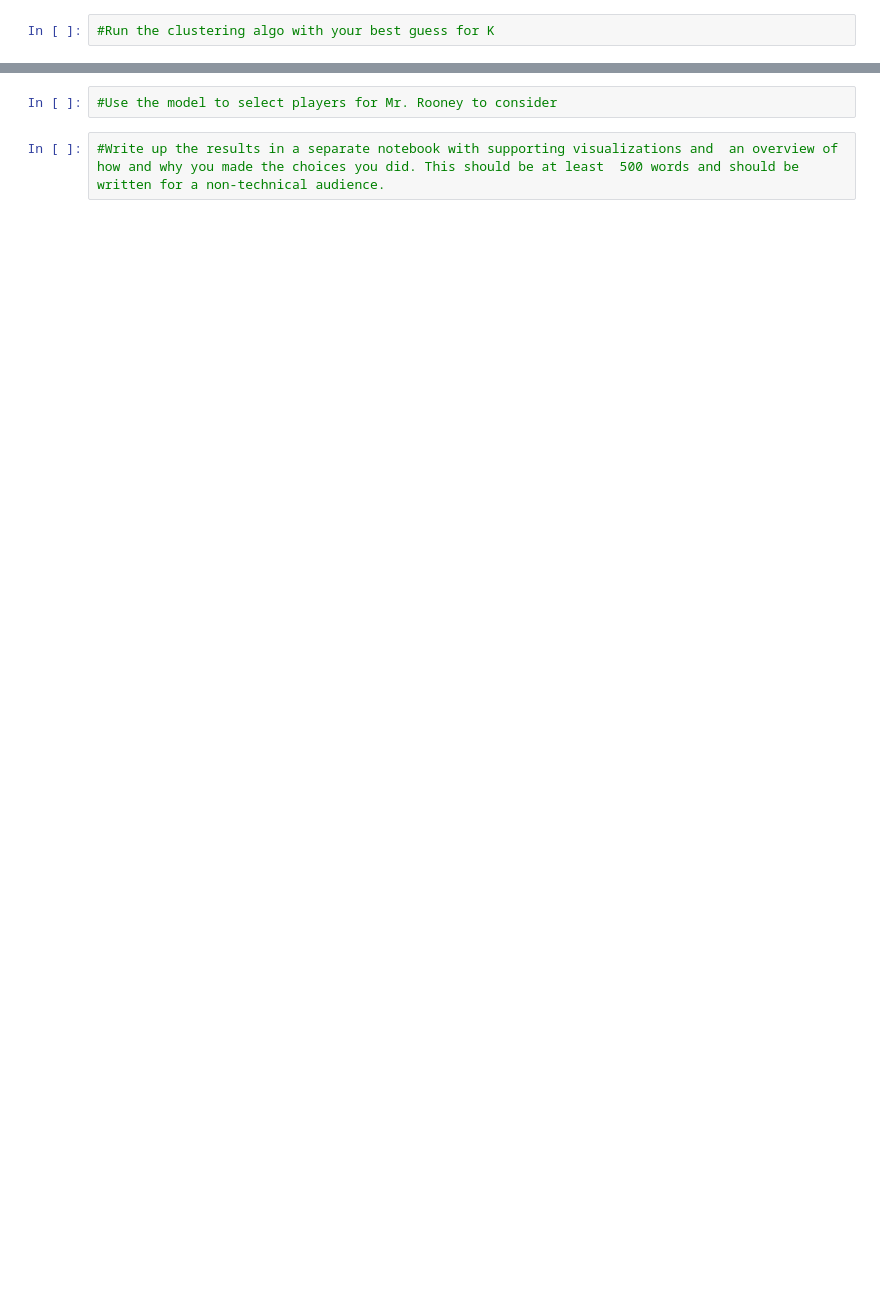
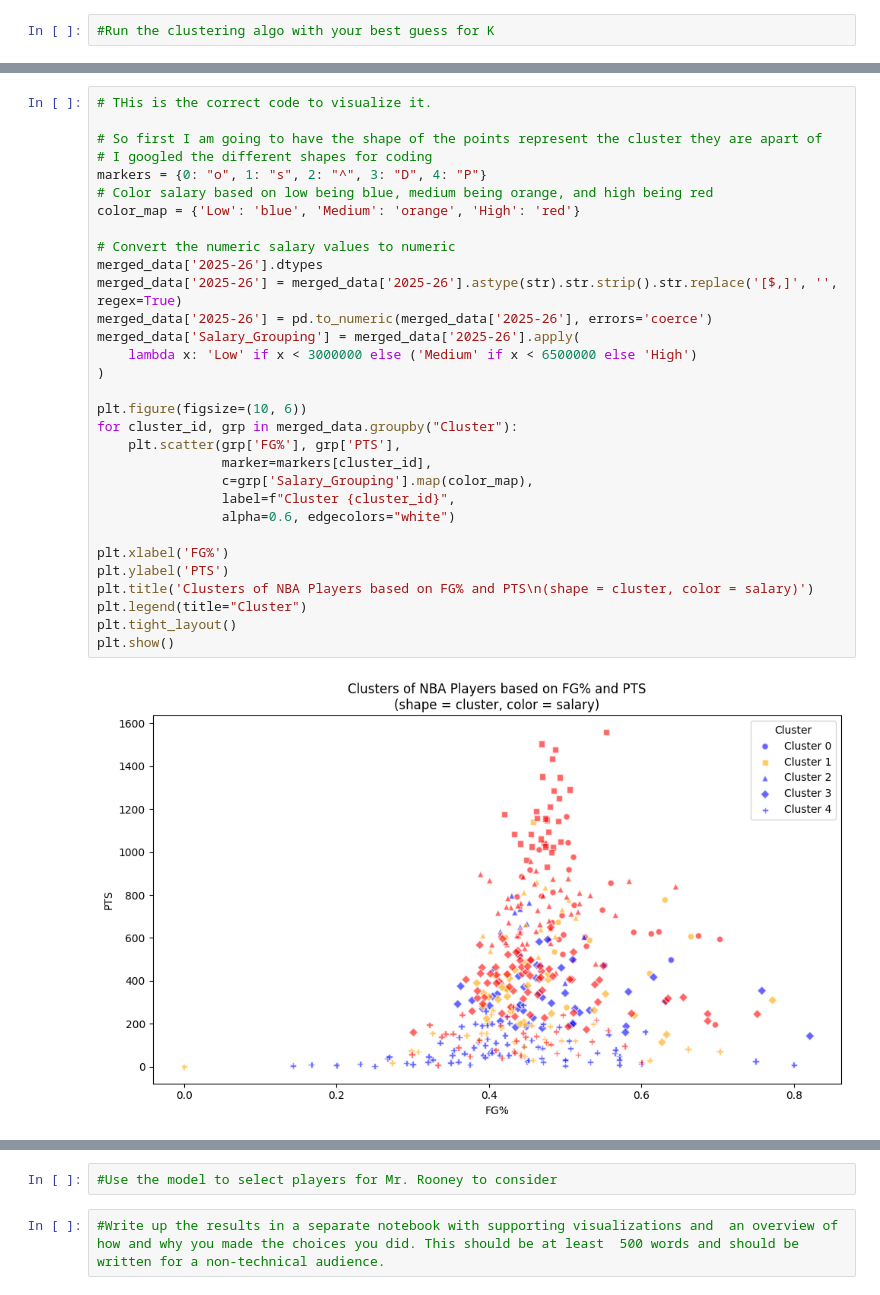
Before and after one commit to natalie-s11/week_6_K-Means, a Jupyter notebook: Lab-Clustering.ipynb, the cells around one changed output, grey strips where cells are left out. Drawn from its saved outputs; the diff is of its cells as text; blank space fills up the shorter version.

```diff
--- a/Lab-Clustering.ipynb
+++ b/Lab-Clustering.ipynb
@@ -295,0 +302,33 @@ mymodel.score(merged_data[["Rk", "PTS"]])
+# %%
+# THis is the correct code to visualize it.
+
+# So first I am going to have the shape of the points represent the cluster they are apart of
+# I googled the different shapes for coding
+markers = {0: "o", 1: "s", 2: "^", 3: "D", 4: "P"}
+# Color salary based on low being blue, medium being orange, and high being red
+color_map = {'Low': 'blue', 'Medium': 'orange', 'High': 'red'}
+
+# Convert the numeric salary values to numeric
+merged_data['2025-26'].dtypes
+merged_data['2025-26'] = merged_data['2025-26'].astype(str).str.strip().str.replace('[$,]', '', regex=True)
+merged_data['2025-26'] = pd.to_numeric(merged_data['2025-26'], errors='coerce')
+merged_data['Salary_Grouping'] = merged_data['2025-26'].apply(
+    lambda x: 'Low' if x < 3000000 else ('Medium' if x < 6500000 else 'High')
+)
+
+plt.figure(figsize=(10, 6))
+for cluster_id, grp in merged_data.groupby("Cluster"):
+    plt.scatter(grp['FG%'], grp['PTS'],
+                marker=markers[cluster_id],
+                c=grp['Salary_Grouping'].map(color_map),
+                label=f"Cluster {cluster_id}",
+                alpha=0.6, edgecolors="white")
+
+plt.xlabel('FG%')
+plt.ylabel('PTS')
+plt.title('Clusters of NBA Players based on FG% and PTS\n(shape = cluster, color = salary)')
+plt.legend(title="Cluster")
+plt.tight_layout()
+plt.show()
+# %% [output]
+[figure, added]
```
Also changed, not shown: parts of 24 cells of this notebook.
